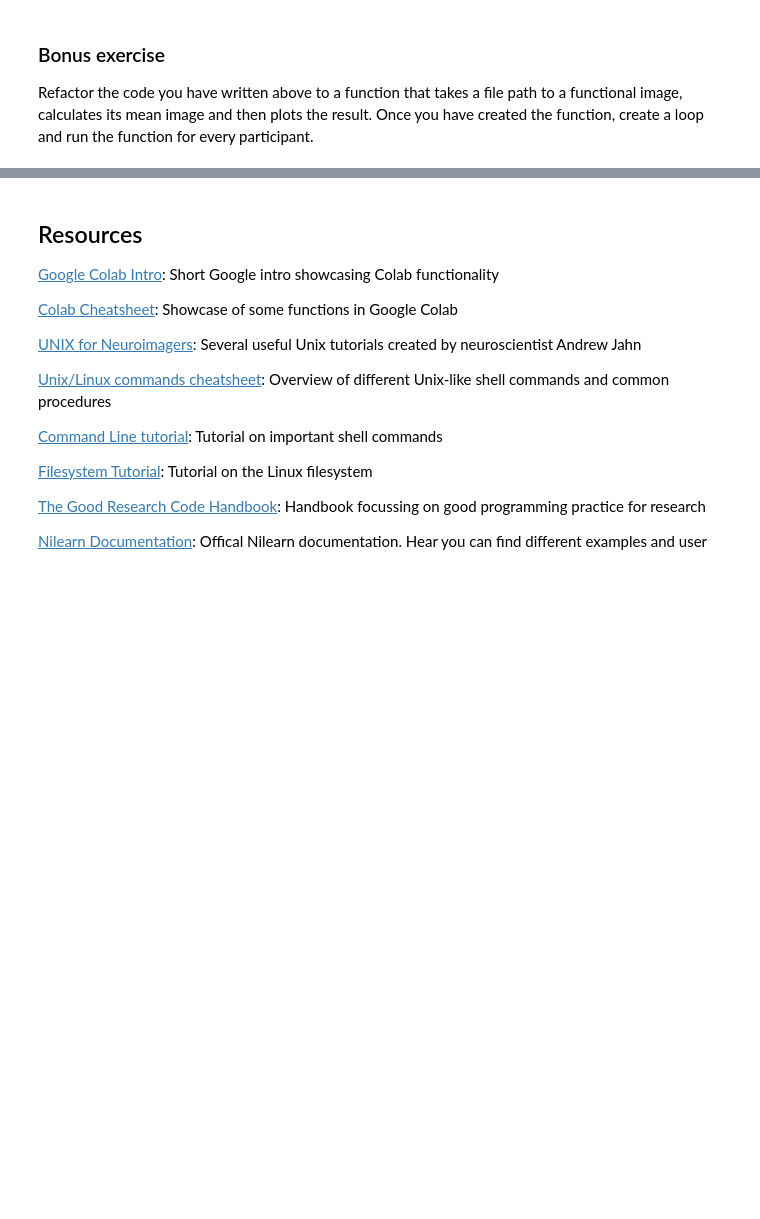
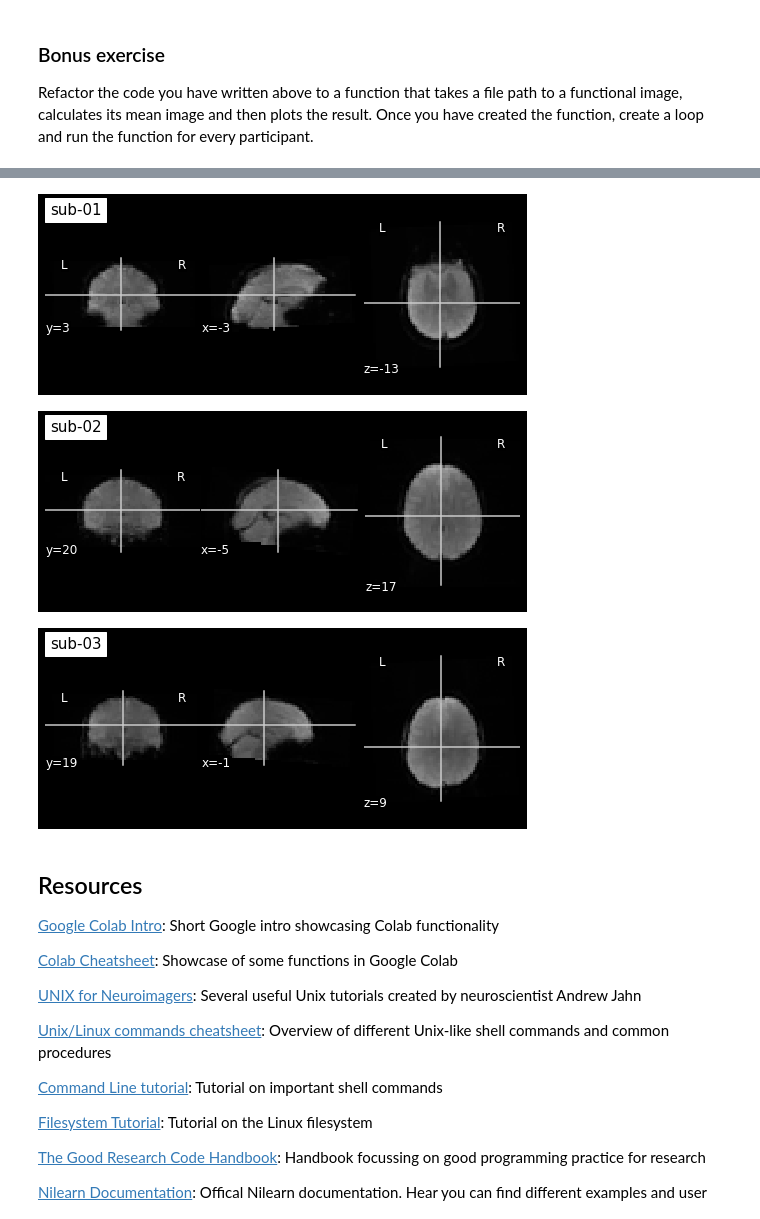
Before and after one commit to lrsktr/tewa-neuroimaging, a Jupyter notebook: 00_intro-and-quickstart/00_intro_and_quickstart.ipynb, the cells around one changed output, grey strips where cells are left out. Drawn from its saved outputs; the diff is of its cells as text; code cells hidden in the pictures; blank space fills up the shorter version.

```diff
--- a/00_intro-and-quickstart/00_intro-and-quickstart.ipynb
+++ b/00_intro-and-quickstart/00_intro_and_quickstart.ipynb
@@ -143,3 +175,10 @@ def plot_mean_img():
+# %%
+for i, func in enumerate(func_paths, 1):
+  plot_mean_img(func, title=f"sub-{i:02d}")
+# %% [output]
+[figure, added]
+[figure, added]
+[figure, added]
 # %% [markdown]
 ## Resources
 
```
Also changed, not shown: parts of 9 cells of this notebook.
